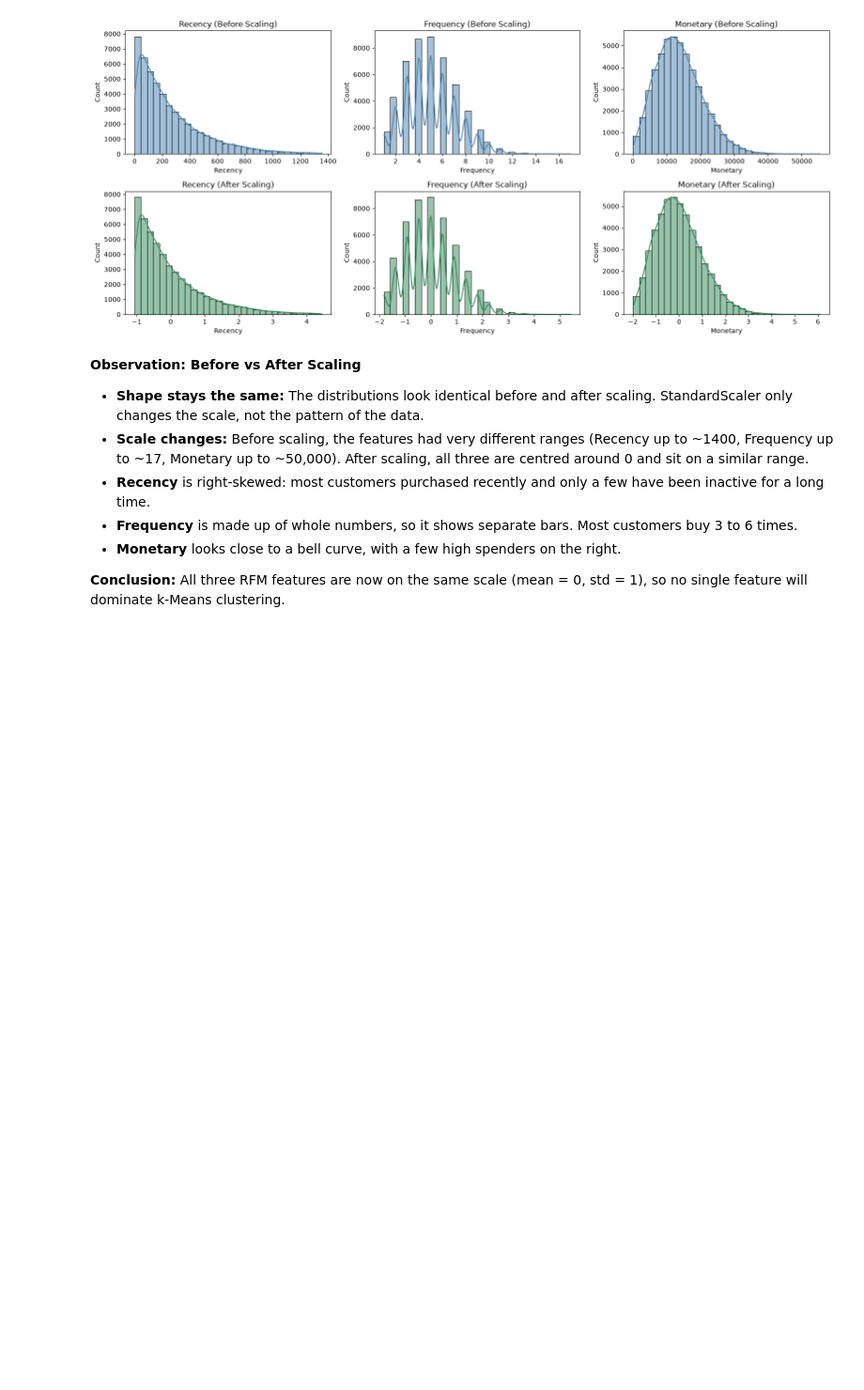
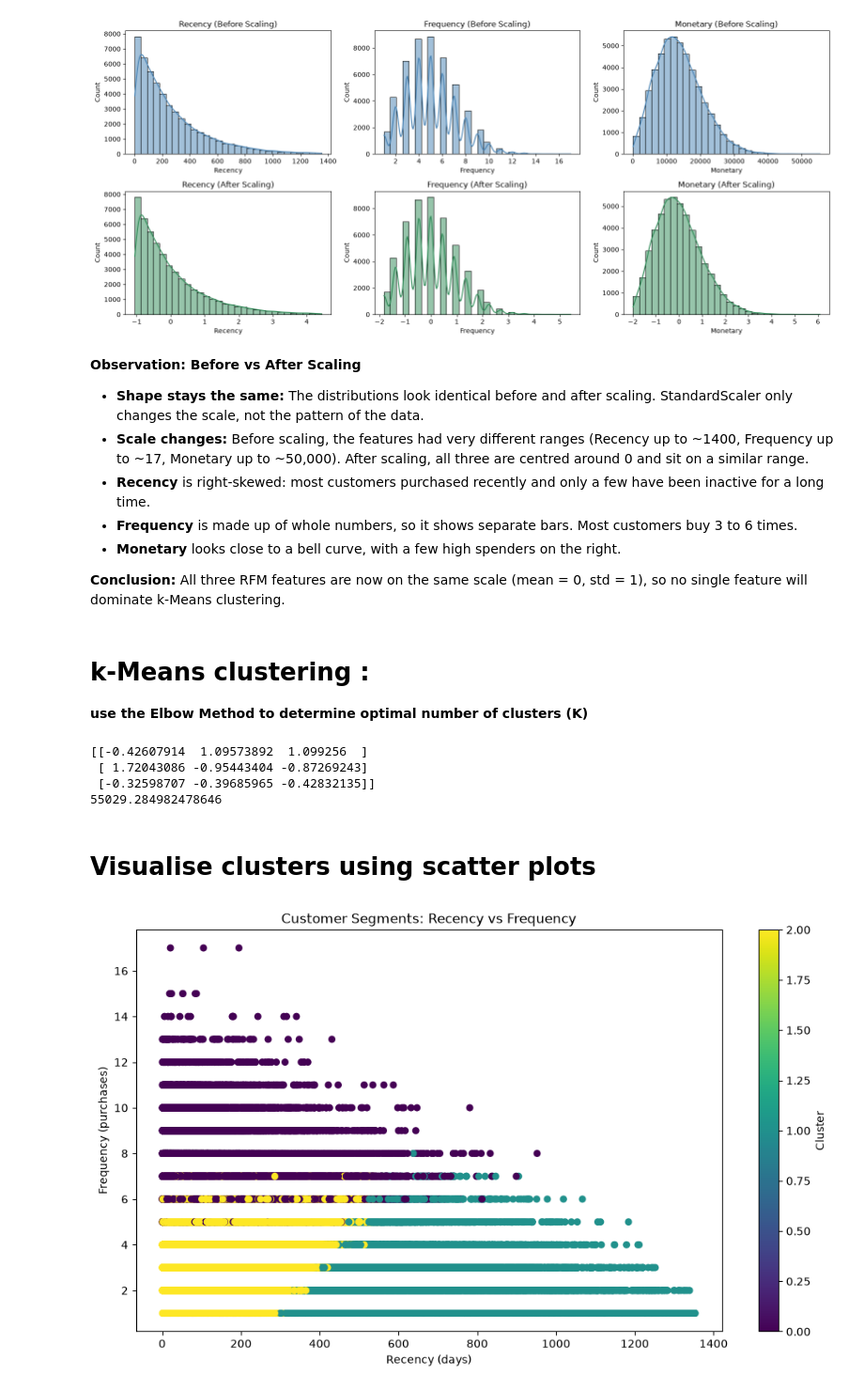
Before and after one commit to harshaslekar5968-crypto/OIBSIP, a Jupyter notebook: DataAnalystics-L1-E-Commerce Customer Data/Customer_Segmentation_RFM_analysis.ipynb, the cells around one changed output. Shown at 94% size. Saved outputs shown, nothing was run; the diff lists cells and outputs as text; code cells hidden in the pictures; blank space fills up the shorter version.

Commit message:
Update customer segmentation analysis

```diff
--- a/DataAnalystics-L1-E-Commerce Customer Data/Customer_Segmentation_RFM_analysis.ipynb
+++ b/DataAnalystics-L1-E-Commerce Customer Data/Customer_Segmentation_RFM_analysis.ipynb
@@ -296,3 +296,43 @@ plt.show()
 
 **Conclusion:** All three RFM features are now on the same scale (mean = 0, std = 1),
 so no single feature will dominate k-Means clustering.
+# %% [markdown]
+# k-Means clustering :
+**use the Elbow Method to determine optimal number of clusters (K)**
+# %%
+from sklearn.cluster import KMeans
+from sklearn.preprocessing import StandardScaler
+
+X_scaled = StandardScaler().fit_transform(X)   # scale features first!
+
+model = KMeans(n_clusters=3, init="k-means++", n_init=10, random_state=42)
+labels = model.fit_predict(X_scaled)
+
+print(model.cluster_centers_)   # centroid locations
+print(model.inertia_)           # sum of squared distances to centroids
+# %% [output]
+[[-0.42607914  1.09573892  1.099256  ]
+ [ 1.72043086 -0.95443404 -0.87269243]
+ [-0.32598707 -0.39685965 -0.42832135]]
+55029.284982478646
+# %% [markdown]
+# Visualise clusters using scatter plots
+# %%
+# Choose number of clusters
+k = 3
+
+# Train KMeans on scaled RFM data
+model = KMeans(n_clusters=k, init="k-means++", n_init=10, random_state=42)
+rfm["Cluster"] = model.fit_predict(X_scaled)
+
+# Scatter plot 1: Recency vs Frequency
+plt.figure(figsize=(10, 6))
+plt.scatter(rfm["Recency"], rfm["Frequency"], c=rfm["Cluster"], cmap="viridis", s=30)
+plt.title("Customer Segments: Recency vs Frequency")
+plt.xlabel("Recency (days)")
+plt.ylabel("Frequency (purchases)")
+plt.colorbar(label="Cluster")
+plt.tight_layout()
+plt.show()
+# %% [output]
+[figure, added]
```
Also changed, not shown: parts of 2 cells of this notebook.
